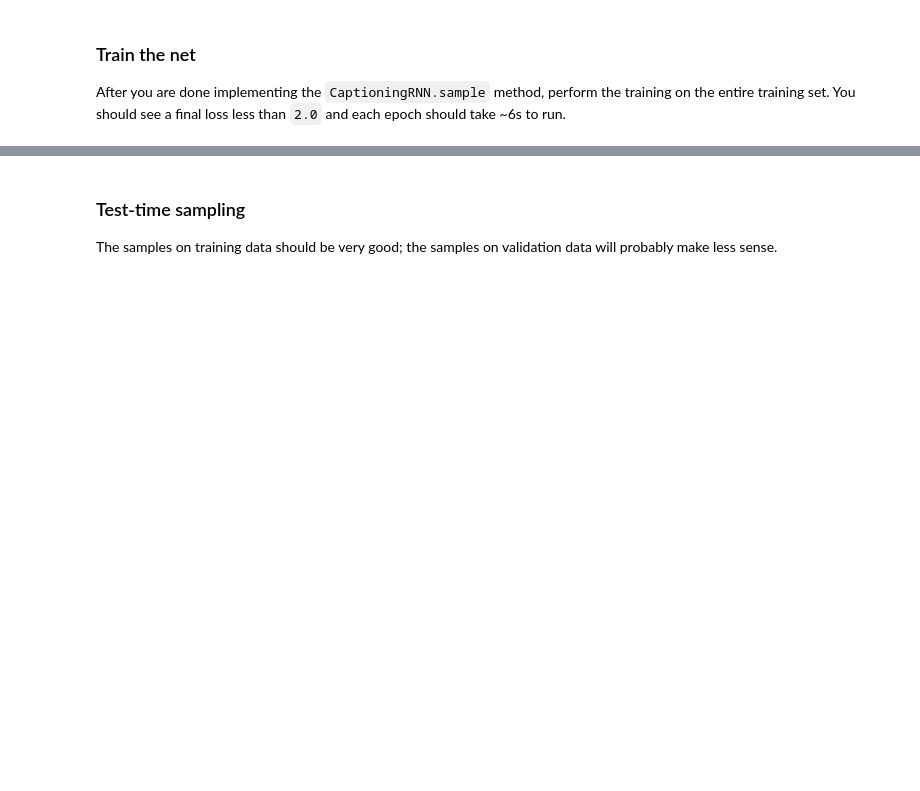
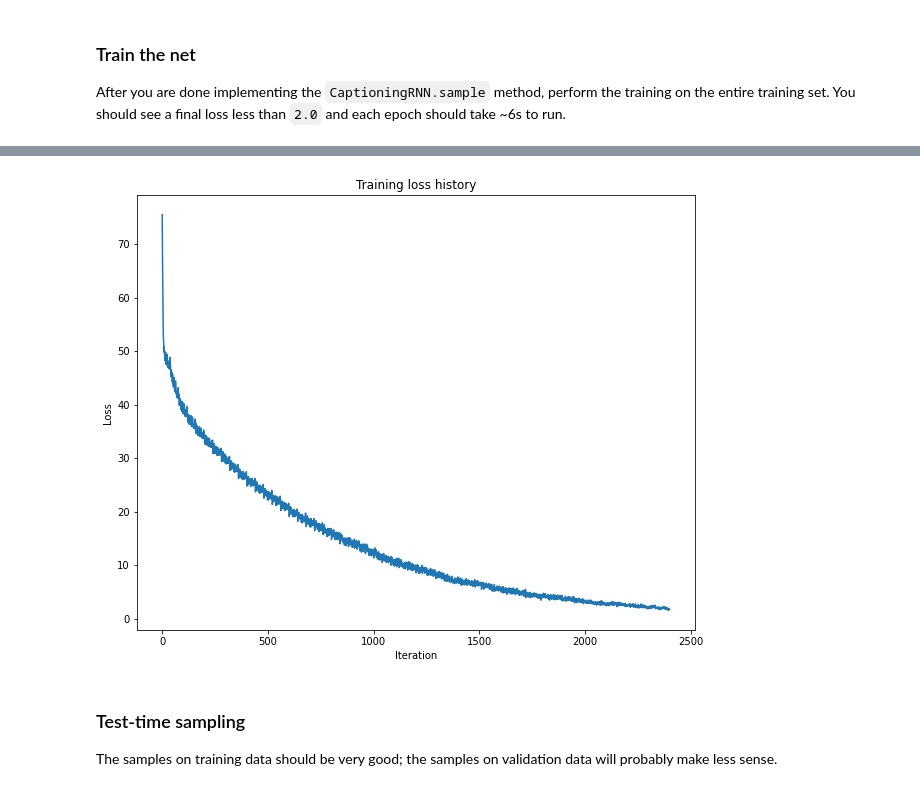
Before and after one commit to ilyarudyak/eecs-498-2020, a Jupyter notebook: A4/rnn_lstm_attention_captioning.ipynb, the cells around one changed output, grey strips where cells are left out. Drawn from its saved outputs; the diff is of its cells as text; code cells hidden in the pictures; blank space fills up the shorter version.

```diff
--- a/A4/rnn_lstm_attention_captioning.ipynb
+++ b/A4/rnn_lstm_attention_captioning.ipynb
@@ -1032,29 +677,0 @@ for learning_rate in [1e-3]:
-# %%
-# CPU version
-reset_seed(0)
-
-# data input
-small_num_train = 50
-sample_idx = torch.linspace(0, num_train-1, steps=small_num_train, **to_long)
-small_image_data = data_dict['train_images'][sample_idx].to('cpu')
-small_caption_data = data_dict['train_captions'][sample_idx].to('cpu')
-
-# optimization arguments
-num_epochs = 80
-batch_size = 50
-
-# create the image captioning model
-model = CaptioningRNN(
-          cell_type='rnn',
-          word_to_idx=data_dict['vocab']['token_to_idx'],
-          input_dim=1280, # hard-coded, do not modify
-          hidden_dim=512,
-          wordvec_dim=256,
-          ignore_index=NULL_index,
-          **to_float)
-
-for learning_rate in [1e-3]:
-    print('learning rate is: ', learning_rate)
-    rnn_overfit, _ = captioning_train(model, small_image_data, small_caption_data,
-                num_epochs=num_epochs, batch_size=batch_size,
-                learning_rate=learning_rate)
@@ -1119,8 +689,8 @@ reset_seed(0)
 # data input
 small_num_train = num_train
 sample_idx = torch.randint(num_train, size=(small_num_train,), **to_long_cuda)
-small_image_data = data_dict['train_images'][sample_idx].to('cuda')
-small_caption_data = data_dict['train_captions'][sample_idx].to('cuda')
+small_image_data = data_dict['train_images'][sample_idx].to(DEVICE)
+small_caption_data = data_dict['train_captions'][sample_idx].to(DEVICE)
 
 # optimization arguments
 num_epochs = 60
@@ -1141,3 +711,4 @@ for learning_rate in [1e-3]:
   rnn_model_submit, rnn_loss_submit = captioning_train(rnn_model, small_image_data, small_caption_data,
                 num_epochs=num_epochs, batch_size=batch_size,
                 learning_rate=learning_rate)
+# %% [output]
@@ -1144,3 +732,4 @@ for learning_rate in [1e-3]:
+[figure, added]
 # %% [markdown]
 ### Test-time sampling
 The samples on training data should be very good; the samples on validation data will probably make less sense.
```
Also changed, not shown: parts of 107 cells of this notebook, 2 other files.
